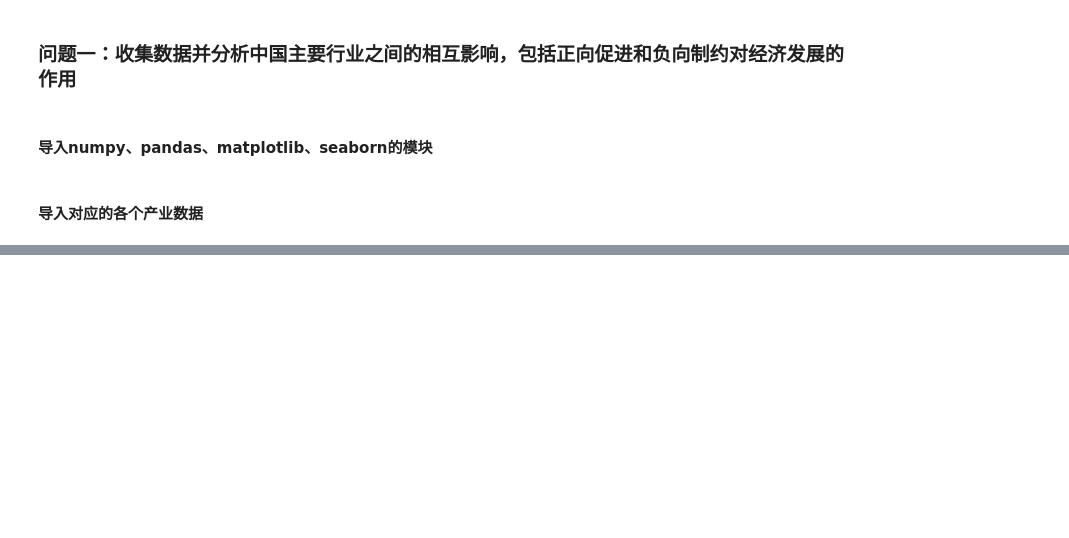
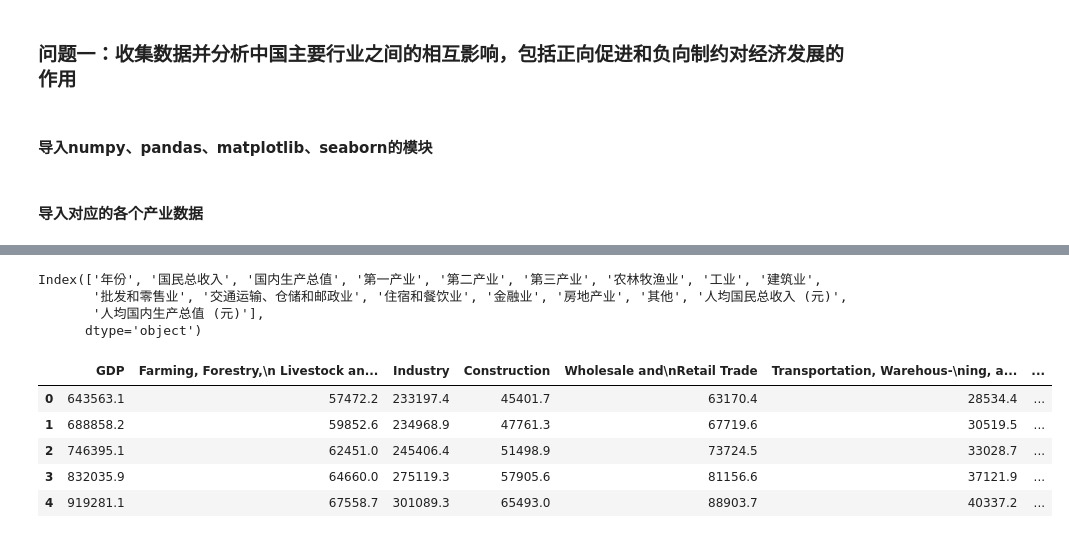
Before and after one commit to Czhongshao/2025-HSB, a Jupyter notebook: code/q1/q1.ipynb, the cells around one changed output, grey strips where cells are left out. Cells and saved outputs as stored; diff of their text form; code cells hidden in the pictures; blank space fills up the shorter version.

```diff
--- a/code/q1/q1.ipynb
+++ b/code/q1/q1.ipynb
@@ -61 +37,54 @@ df1
+# %%
+# 获取列标题信息
+df.columns
+# %% [output]
+Index(['年份', '国民总收入', '国内生产总值', '第一产业', '第二产业', '第三产业', '农林牧渔业', '工业', '建筑业',
+       '批发和零售业', '交通运输、仓储和邮政业', '住宿和餐饮业', '金融业', '房地产业', '其他', '人均国民总收入 (元)',
+       '人均国内生产总值 (元)'],
+      dtype='object')
+# %%
+# 选择特定的列来创建一个新的DataFrame
+df1 = df[['国内生产总值', '农林牧渔业', '工业', '建筑业', '批发和零售业', '交通运输、仓储和邮政业', '住宿和餐饮业', '金融业', '房地产业', '其他']]
+df2 = df[['国内生产总值', '农林牧渔业', '工业', '建筑业', '批发和零售业', '交通运输、仓储和邮政业', '住宿和餐饮业', '金融业', '房地产业', '其他']]
+# df1.head()
+
+# 中英文列标题对照
+# 绘图中英对照表
+industry_names1 = {
+    '国内生产总值': 'GDP',
+    '农林牧渔业': 'Farming, Forestry,\n Livestock and Fishing',
+    '工业': 'Industry',
+    '建筑业': 'Construction',
+    '批发和零售业': 'Wholesale and\nRetail Trade',
+    '交通运输、仓储和邮政业': 'Transportation, Warehous-\ning, and Postal Services',
+    '住宿和餐饮业': 'Accommodation and\nCatering',
+    '金融业': 'Finance',
+    '房地产业': 'Real Estate',
+    '其他': 'Others'
+}
+# 分析中英对照表
+industry_names2 = {
+    '国内生产总值': 'GDP',
+    '农林牧渔业': 'Farming_Forestry_Livestock_and_Fishing',
+    '工业': 'Industry',
+    '建筑业': 'Construction',
+    '批发和零售业': 'Wholesale_and_Retail_Trade',
+    '交通运输、仓储和邮政业': 'Transportation_Warehousing_and_Postal_Services',
+    '住宿和餐饮业': 'Accommodation_and_Catering',
+    '金融业': 'Finance',
+    '房地产业': 'Real_Estate',
+    '其他': 'Others'
+}
+
+
+# 使用映射将中文列标题转换为英文
+df1.rename(columns=industry_names1, inplace=True)
+df1.head()
+# %% [output]
+|  | GDP | Farming, Forestry,\n Livestock an... | Industry | Construction | Wholesale and\nRetail Trade | Transportation, Warehous-\ning, a... | ... |
+| 0 | 643563.1 | 57472.2 | 233197.4 | 45401.7 | 63170.4 | 28534.4 | ... |
+| 1 | 688858.2 | 59852.6 | 234968.9 | 47761.3 | 67719.6 | 30519.5 | ... |
+| 2 | 746395.1 | 62451.0 | 245406.4 | 51498.9 | 73724.5 | 33028.7 | ... |
+| 3 | 832035.9 | 64660.0 | 275119.3 | 57905.6 | 81156.6 | 37121.9 | ... |
+| 4 | 919281.1 | 67558.7 | 301089.3 | 65493.0 | 88903.7 | 40337.2 | ... |
 # %%
```
Also changed, not shown: parts of 11 cells of this notebook, 4 other files.
